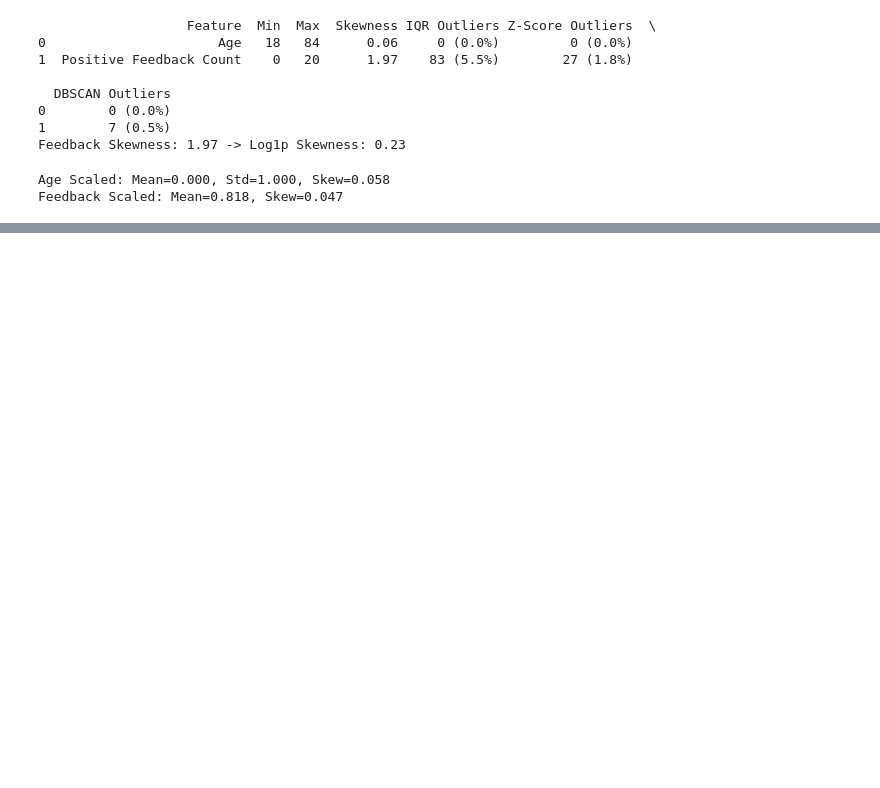
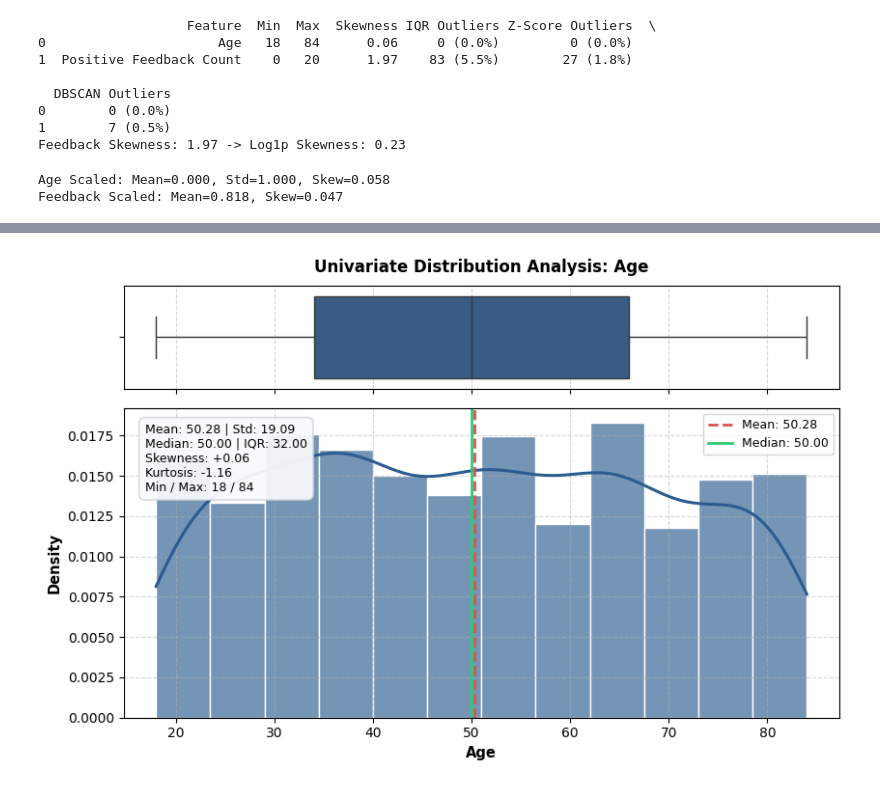
Before and after one commit to bhagyashrithombre/womensclothing, a Jupyter notebook: womens_clothing.ipynb, the cells around one changed output, grey strips where cells are left out. Drawn from its saved outputs; the diff is of its cells as text; code cells hidden in the pictures; blank space fills up the shorter version.

```diff
--- a/womens_clothing.ipynb
+++ b/womens_clothing.ipynb
@@ -688,0 +567,33 @@ plot_categorical_dashboard(df, target_col='Recommended IND')
+# %%
+st_age = compute_univariate_stats(df['Age'], 'Age')
+
+fig, (ax_box, ax_hist) = plt.subplots(2, 1, figsize=(8.5, 5.5), gridspec_kw={'height_ratios': [0.25, 0.75]}, sharex=True)
+
+sns.boxplot(x=df['Age'].dropna(), ax=ax_box, color='#2b5c8f', fliersize=4, flierprops={'markerfacecolor': '#d9534f', 'alpha': 0.6})
+ax_box.set(xlabel="")
+ax_box.set_title("Univariate Distribution Analysis: Age", fontsize=12, weight='bold', pad=10)
+ax_box.grid(axis='x', linestyle='--', alpha=0.5)
+
+sns.histplot(df['Age'].dropna(), kde=True, stat='density', color='#2b5c8f', ax=ax_hist, edgecolor='white', alpha=0.65,
+             line_kws={'linewidth': 2.2, 'color': '#d9534f'})
+ax_hist.axvline(st_age['Mean'], color='#d9534f', linestyle='--', linewidth=2.0, label=f"Mean: {st_age['Mean']:.2f}")
+ax_hist.axvline(st_age['Median'], color='#2ecc71', linestyle='-', linewidth=2.0, label=f"Median: {st_age['Median']:.2f}")
+ax_hist.set_xlabel("Age", fontsize=10.5, weight='bold')
+ax_hist.set_ylabel("Density", fontsize=10.5, weight='bold')
+ax_hist.grid(axis='both', linestyle='--', alpha=0.5)
+ax_hist.legend(loc='upper right', frameon=True, fontsize=9)
+
+stat_text = (
+    f"Mean: {st_age['Mean']:.2f} | Std: {st_age['Std Dev']:.2f}\n"
+    f"Median: {st_age['Median']:.2f} | IQR: {st_age['IQR']:.2f}\n"
+    f"Skewness: {st_age['Skewness']:+.2f}\n"
+    f"Kurtosis: {st_age['Kurtosis']:+.2f}\n"
+    f"Min / Max: {st_age['Min / Max']}"
+)
+ax_hist.text(0.03, 0.95, stat_text, transform=ax_hist.transAxes, fontsize=9, va='top',
+             bbox=dict(boxstyle='round,pad=0.5', facecolor='#f8f9fa', edgecolor='#ced4da', alpha=0.95))
+
+plt.tight_layout()
+plt.show()
+# %% [output]
+[figure, added]
```
Also changed, not shown: parts of 21 cells of this notebook, 2 other files.
